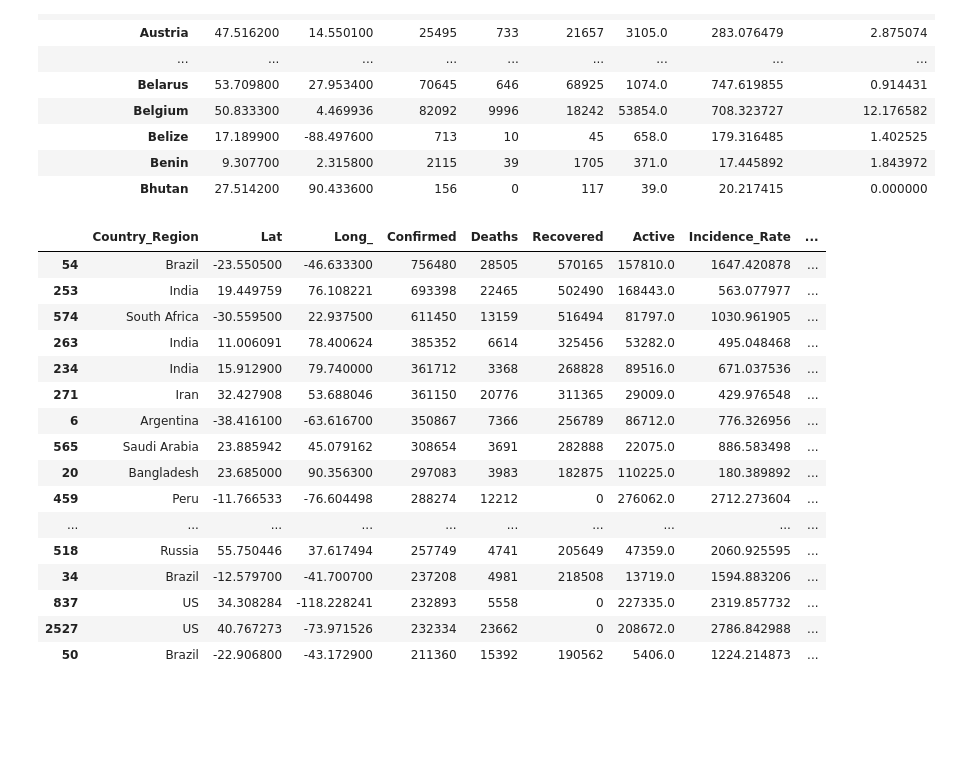
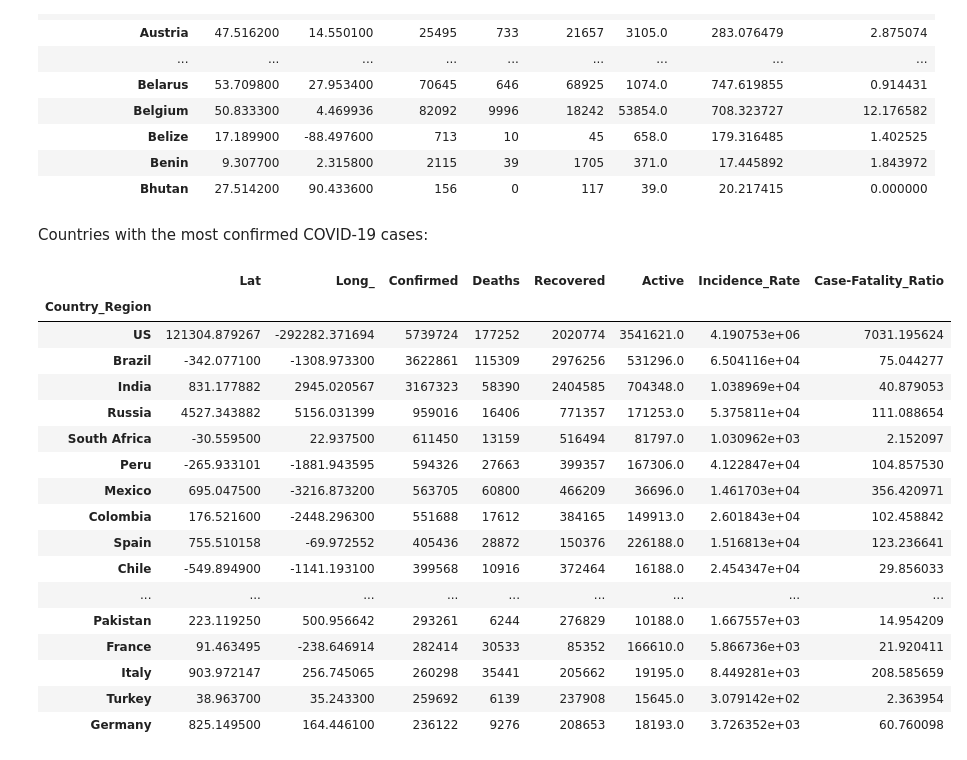
Before and after one commit to terrencekwon/data-science-portfolio, a Jupyter notebook: covid19_visualization.ipynb, the cells around one changed output. Drawn from its saved outputs; the diff is of its cells as text; code cells hidden in the pictures; blank space fills up the shorter version.

```diff
--- a/covid19_visualization.ipynb
+++ b/covid19_visualization.ipynb
@@ -84,23 +85,26 @@ country_totals.head(20)
 | Belize | 17.189900 | -88.497600 | 713 | 10 | 45 | 658.0 | 179.316485 | 1.402525 |
 | Benin | 9.307700 | 2.315800 | 2115 | 39 | 1705 | 371.0 | 17.445892 | 1.843972 |
 | Bhutan | 27.514200 | 90.433600 | 156 | 0 | 117 | 39.0 | 20.217415 | 0.000000 |
+# %% [markdown]
+Countries with the most confirmed COVID-19 cases:
 # %%
-df.sort_values(by='Confirmed', ascending=False).head(20)
+country_totals.sort_values(by='Confirmed', ascending=False).head(20)
 # %% [output]
-|  | Country_Region | Lat | Long_ | Confirmed | Deaths | Recovered | Active | Incidence_Rate | ... |
-| 54 | Brazil | -23.550500 | -46.633300 | 756480 | 28505 | 570165 | 157810.0 | 1647.420878 | ... |
-| 253 | India | 19.449759 | 76.108221 | 693398 | 22465 | 502490 | 168443.0 | 563.077977 | ... |
-| 574 | South Africa | -30.559500 | 22.937500 | 611450 | 13159 | 516494 | 81797.0 | 1030.961905 | ... |
-| 263 | India | 11.006091 | 78.400624 | 385352 | 6614 | 325456 | 53282.0 | 495.048468 | ... |
-| 234 | India | 15.912900 | 79.740000 | 361712 | 3368 | 268828 | 89516.0 | 671.037536 | ... |
-| 271 | Iran | 32.427908 | 53.688046 | 361150 | 20776 | 311365 | 29009.0 | 429.976548 | ... |
-| 6 | Argentina | -38.416100 | -63.616700 | 350867 | 7366 | 256789 | 86712.0 | 776.326956 | ... |
-| 565 | Saudi Arabia | 23.885942 | 45.079162 | 308654 | 3691 | 282888 | 22075.0 | 886.583498 | ... |
-| 20 | Bangladesh | 23.685000 | 90.356300 | 297083 | 3983 | 182875 | 110225.0 | 180.389892 | ... |
-| 459 | Peru | -11.766533 | -76.604498 | 288274 | 12212 | 0 | 276062.0 | 2712.273604 | ... |
-| ... | ... | ... | ... | ... | ... | ... | ... | ... | ... |
-| 518 | Russia | 55.750446 | 37.617494 | 257749 | 4741 | 205649 | 47359.0 | 2060.925595 | ... |
-| 34 | Brazil | -12.579700 | -41.700700 | 237208 | 4981 | 218508 | 13719.0 | 1594.883206 | ... |
-| 837 | US | 34.308284 | -118.228241 | 232893 | 5558 | 0 | 227335.0 | 2319.857732 | ... |
-| 2527 | US | 40.767273 | -73.971526 | 232334 | 23662 | 0 | 208672.0 | 2786.842988 | ... |
-| 50 | Brazil | -22.906800 | -43.172900 | 211360 | 15392 | 190562 | 5406.0 | 1224.214873 | ... |
+|  | Lat | Long_ | Confirmed | Deaths | Recovered | Active | Incidence_Rate | Case-Fatality_Ratio |
+| Country_Region |  |  |  |  |  |  |  |  |
+| US | 121304.879267 | -292282.371694 | 5739724 | 177252 | 2020774 | 3541621.0 | 4.190753e+06 | 7031.195624 |
+| Brazil | -342.077100 | -1308.973300 | 3622861 | 115309 | 2976256 | 531296.0 | 6.504116e+04 | 75.044277 |
+| India | 831.177882 | 2945.020567 | 3167323 | 58390 | 2404585 | 704348.0 | 1.038969e+04 | 40.879053 |
+| Russia | 4527.343882 | 5156.031399 | 959016 | 16406 | 771357 | 171253.0 | 5.375811e+04 | 111.088654 |
+| South Africa | -30.559500 | 22.937500 | 611450 | 13159 | 516494 | 81797.0 | 1.030962e+03 | 2.152097 |
+| Peru | -265.933101 | -1881.943595 | 594326 | 27663 | 399357 | 167306.0 | 4.122847e+04 | 104.857530 |
+| Mexico | 695.047500 | -3216.873200 | 563705 | 60800 | 466209 | 36696.0 | 1.461703e+04 | 356.420971 |
+| Colombia | 176.521600 | -2448.296300 | 551688 | 17612 | 384165 | 149913.0 | 2.601843e+04 | 102.458842 |
+| Spain | 755.510158 | -69.972552 | 405436 | 28872 | 150376 | 226188.0 | 1.516813e+04 | 123.236641 |
+| Chile | -549.894900 | -1141.193100 | 399568 | 10916 | 372464 | 16188.0 | 2.454347e+04 | 29.856033 |
+| ... | ... | ... | ... | ... | ... | ... | ... | ... |
+| Pakistan | 223.119250 | 500.956642 | 293261 | 6244 | 276829 | 10188.0 | 1.667557e+03 | 14.954209 |
+| France | 91.463495 | -238.646914 | 282414 | 30533 | 85352 | 166610.0 | 5.866736e+03 | 21.920411 |
+| Italy | 903.972147 | 256.745065 | 260298 | 35441 | 205662 | 19195.0 | 8.449281e+03 | 208.585659 |
+| Turkey | 38.963700 | 35.243300 | 259692 | 6139 | 237908 | 15645.0 | 3.079142e+02 | 2.363954 |
+| Germany | 825.149500 | 164.446100 | 236122 | 9276 | 208653 | 18193.0 | 3.726352e+03 | 60.760098 |
```
Also changed, not shown: parts of 1 cell of this notebook.
